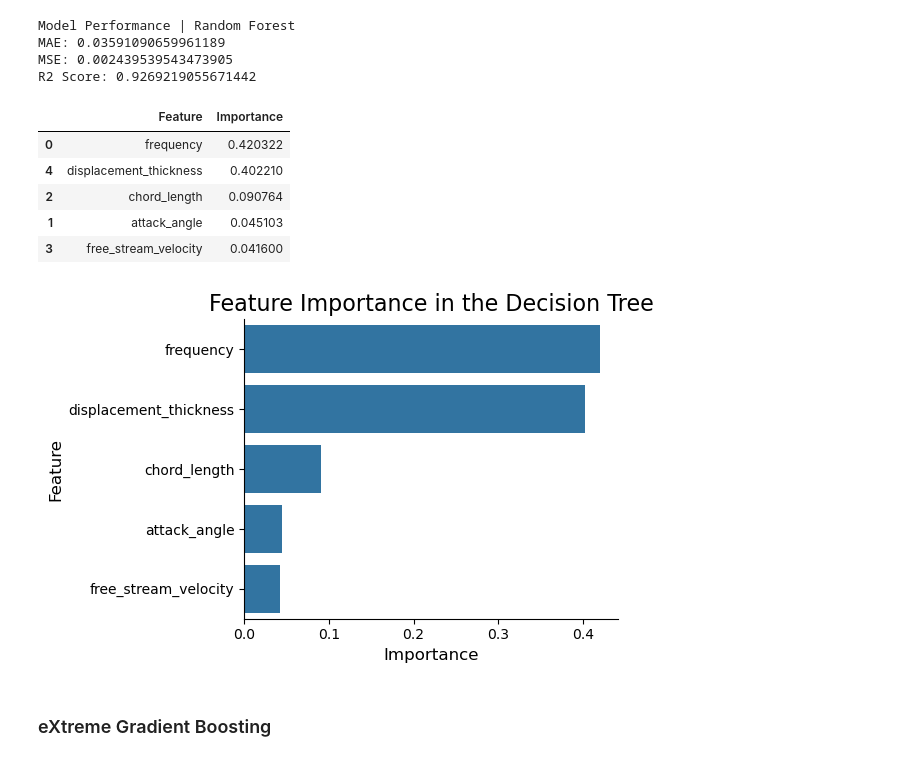
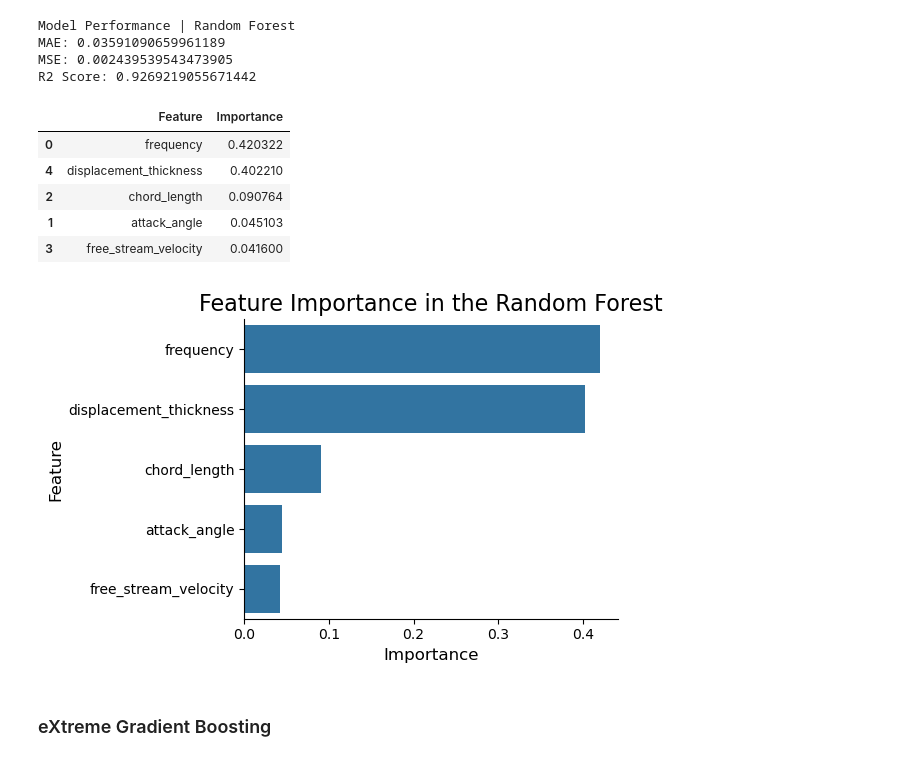
Before and after one commit to thiagoneye/master-machine_learning, a Jupyter notebook: notebooks/final_project.ipynb, the cells around one changed output. Saved outputs shown, nothing was run; the diff lists cells and outputs as text; code cells hidden in the pictures.

```diff
--- a/notebooks/final_project.ipynb
+++ b/notebooks/final_project.ipynb
@@ -522,33 +476,33 @@ R2 Score: 0.9269219055671442
 # %%
 # Get feature importances
 importances = random_forest_model.feature_importances_
 
 # Create a DataFrame for visualization
 feature_importance_df = pd.DataFrame(
     {"Feature": input_names, "Importance": importances}
 ).sort_values(by="Importance", ascending=False)
 
 display(feature_importance_df)
 
 # Plot the bar chart
 plt.figure(figsize=(6, 4))
 sns.barplot(x="Importance", y="Feature", data=feature_importance_df)
-plt.title("Feature Importance in the Decision Tree", fontsize=16)
+plt.title("Feature Importance in the Random Forest", fontsize=16)
 plt.xlabel("Importance", fontsize=12)
 plt.ylabel("Feature", fontsize=12)
 plt.grid(False)
 ax = plt.gca()
 ax.spines["top"].set_visible(False)
 ax.spines["right"].set_visible(False)
 plt.tight_layout()
 # %% [output]
 |  | Feature | Importance |
 | 0 | frequency | 0.420322 |
 | 4 | displacement_thickness | 0.402210 |
 | 2 | chord_length | 0.090764 |
 | 1 | attack_angle | 0.045103 |
 | 3 | free_stream_velocity | 0.041600 |
-[figure, old version]
+[figure, new version]
 # %% [markdown]
 ### eXtreme Gradient Boosting
 # %%
```
Also changed, not shown: parts of 9 cells of this notebook, 1 other file.
